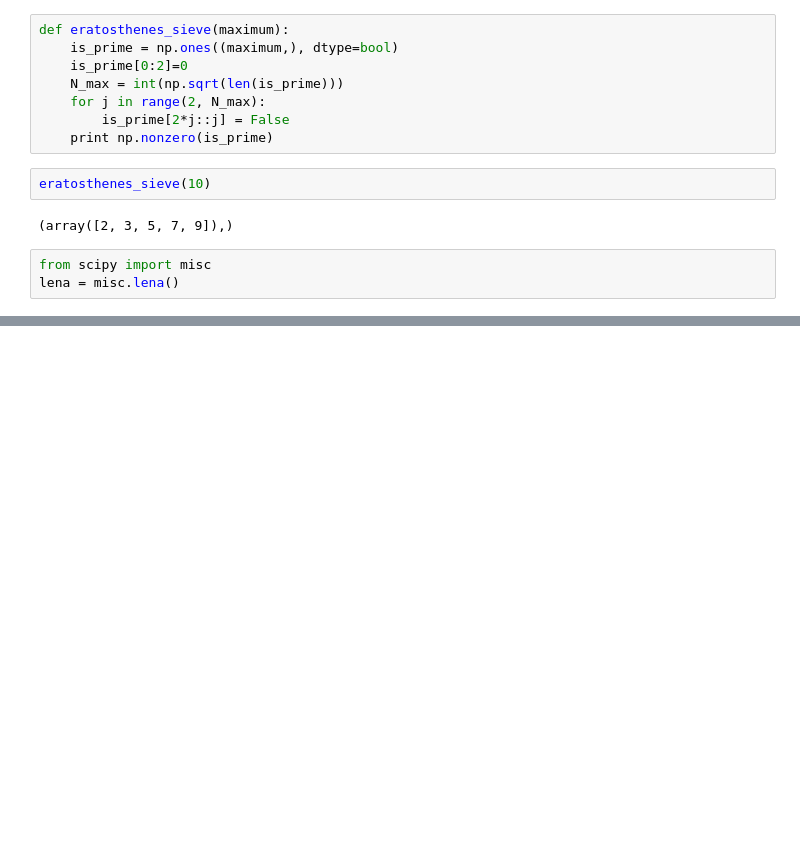
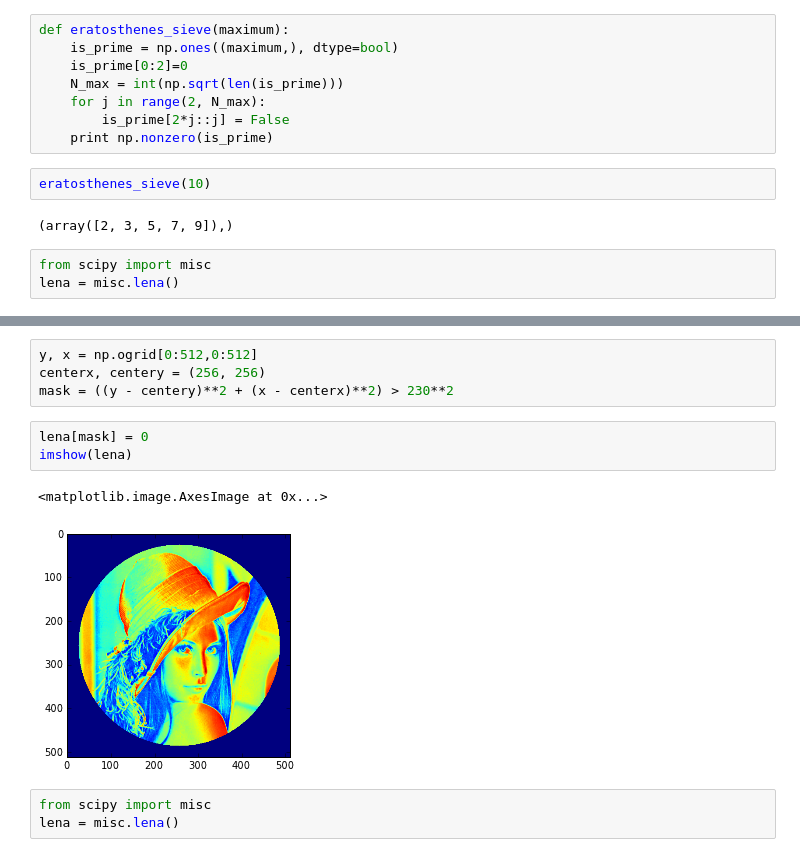
Before and after one commit to ipowellPHYS202/PHYS202-S13, a Jupyter notebook: Week2/NumPyEx1.ipynb, the cells around one changed output, grey strips where cells are left out. Cells and saved outputs as stored; diff of their text form; blank space fills up the shorter version.

```diff
--- a/Week2/NumPyEx1.ipynb
+++ b/Week2/NumPyEx1.ipynb
@@ -103,0 +111,13 @@ NameError: name 'imshow' is not defined
+# %%
+y, x = np.ogrid[0:512,0:512]
+centerx, centery = (256, 256)
+mask = ((y - centery)**2 + (x - centerx)**2) > 230**2
+# %%
+lena[mask] = 0
+imshow(lena)
+# %% [output]
+<matplotlib.image.AxesImage at 0x...>
+[figure, added]
+# %%
+from scipy import misc
+lena = misc.lena()
```
Also changed, not shown: parts of 6 cells of this notebook, 1 other file.
